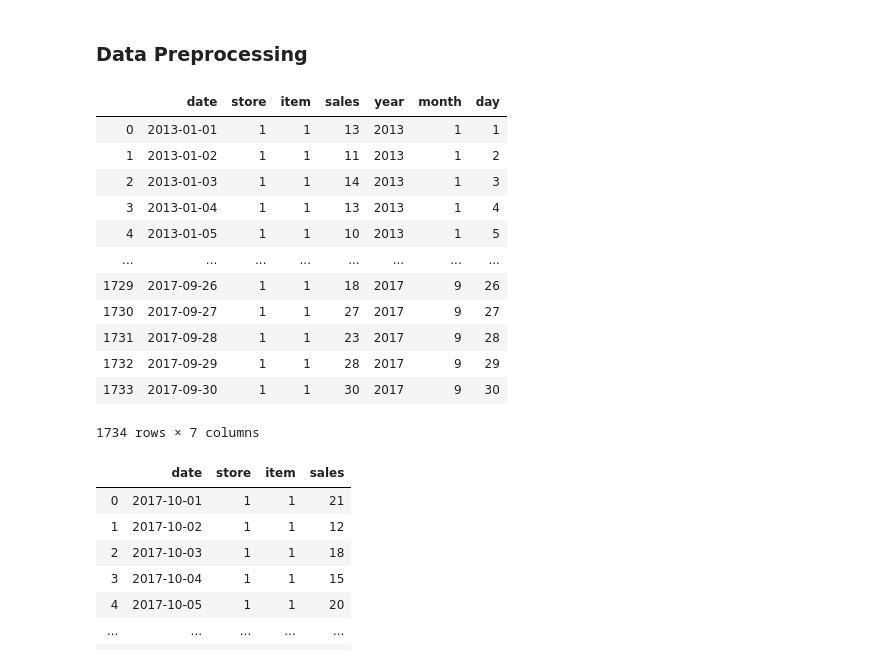
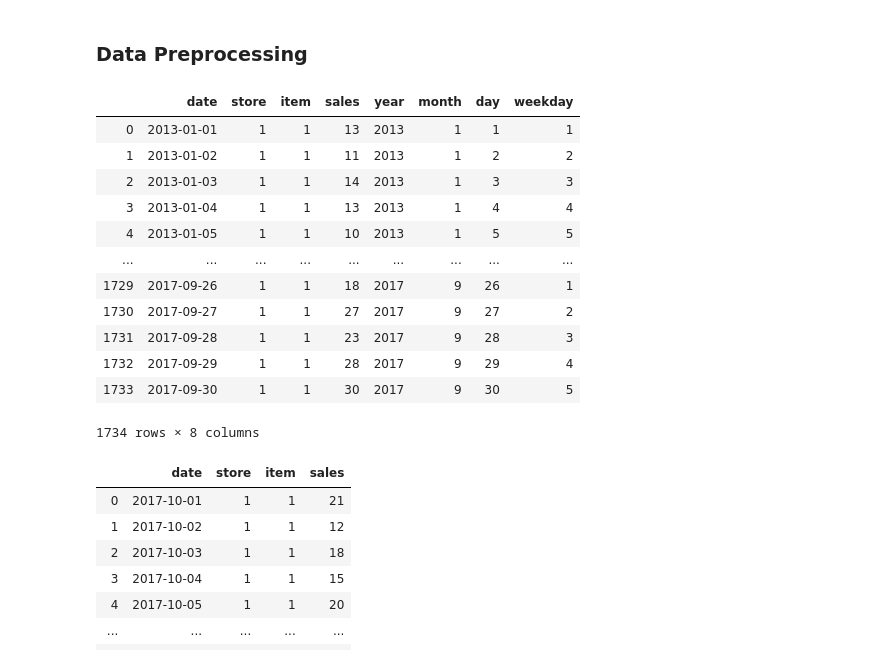
Before and after one commit to akshitvjain/product-sales-forecasting, a Jupyter notebook: notebook-sales-demand-forecasting.ipynb, the cells around one changed output. Saved outputs shown, nothing was run; the diff lists cells and outputs as text; code cells hidden in the pictures.

```diff
--- a/notebook-sales-demand-forecasting.ipynb
+++ b/notebook-sales-demand-forecasting.ipynb
@@ -45,33 +45,37 @@ dtype: int64
 # %%
 # Filter records for store 1 and item 1 -> to be able to scale to other items in the future
 df = df[df['store'] == 1]
 df = df[df['item'] == 1]
 
 df['date'] = pd.to_datetime(df['date'], format='%Y-%m-%d') # convert date column to datatime object
 
 # Split the series to predict the last 3 months of 2017
 temp_df = df.set_index('date')
 train_df = temp_df.loc[:'2017-09-30'].reset_index(drop=False)
 test_df = temp_df.loc['2017-10-01':].reset_index(drop=False)
 
 train_df['year'] = train_df['date'].dt.year
 train_df['month'] = train_df['date'].dt.month
 train_df['day'] = train_df['date'].dt.day
+
+train_df['weekday'] = train_df['date'].dt.weekday
+train_df['weekday'] = np.where(train_df.weekday == 0, 7, train_df.weekday)
+
 train_df
 # %% [output]
-|  | date | store | item | sales | year | month | day |
-| 0 | 2013-01-01 | 1 | 1 | 13 | 2013 | 1 | 1 |
-| 1 | 2013-01-02 | 1 | 1 | 11 | 2013 | 1 | 2 |
-| 2 | 2013-01-03 | 1 | 1 | 14 | 2013 | 1 | 3 |
-| 3 | 2013-01-04 | 1 | 1 | 13 | 2013 | 1 | 4 |
-| 4 | 2013-01-05 | 1 | 1 | 10 | 2013 | 1 | 5 |
-| ... | ... | ... | ... | ... | ... | ... | ... |
-| 1729 | 2017-09-26 | 1 | 1 | 18 | 2017 | 9 | 26 |
-| 1730 | 2017-09-27 | 1 | 1 | 27 | 2017 | 9 | 27 |
-| 1731 | 2017-09-28 | 1 | 1 | 23 | 2017 | 9 | 28 |
-| 1732 | 2017-09-29 | 1 | 1 | 28 | 2017 | 9 | 29 |
-| 1733 | 2017-09-30 | 1 | 1 | 30 | 2017 | 9 | 30 |
+|  | date | store | item | sales | year | month | day | weekday |
+| 0 | 2013-01-01 | 1 | 1 | 13 | 2013 | 1 | 1 | 1 |
+| 1 | 2013-01-02 | 1 | 1 | 11 | 2013 | 1 | 2 | 2 |
+| 2 | 2013-01-03 | 1 | 1 | 14 | 2013 | 1 | 3 | 3 |
+| 3 | 2013-01-04 | 1 | 1 | 13 | 2013 | 1 | 4 | 4 |
+| 4 | 2013-01-05 | 1 | 1 | 10 | 2013 | 1 | 5 | 5 |
+| ... | ... | ... | ... | ... | ... | ... | ... | ... |
+| 1729 | 2017-09-26 | 1 | 1 | 18 | 2017 | 9 | 26 | 1 |
+| 1730 | 2017-09-27 | 1 | 1 | 27 | 2017 | 9 | 27 | 2 |
+| 1731 | 2017-09-28 | 1 | 1 | 23 | 2017 | 9 | 28 | 3 |
+| 1732 | 2017-09-29 | 1 | 1 | 28 | 2017 | 9 | 29 | 4 |
+| 1733 | 2017-09-30 | 1 | 1 | 30 | 2017 | 9 | 30 | 5 |
-1734 rows × 7 columns
+1734 rows × 8 columns
 # %%
 test_df
 # %% [output]
```
Also changed, not shown: parts of 3 cells of this notebook.
